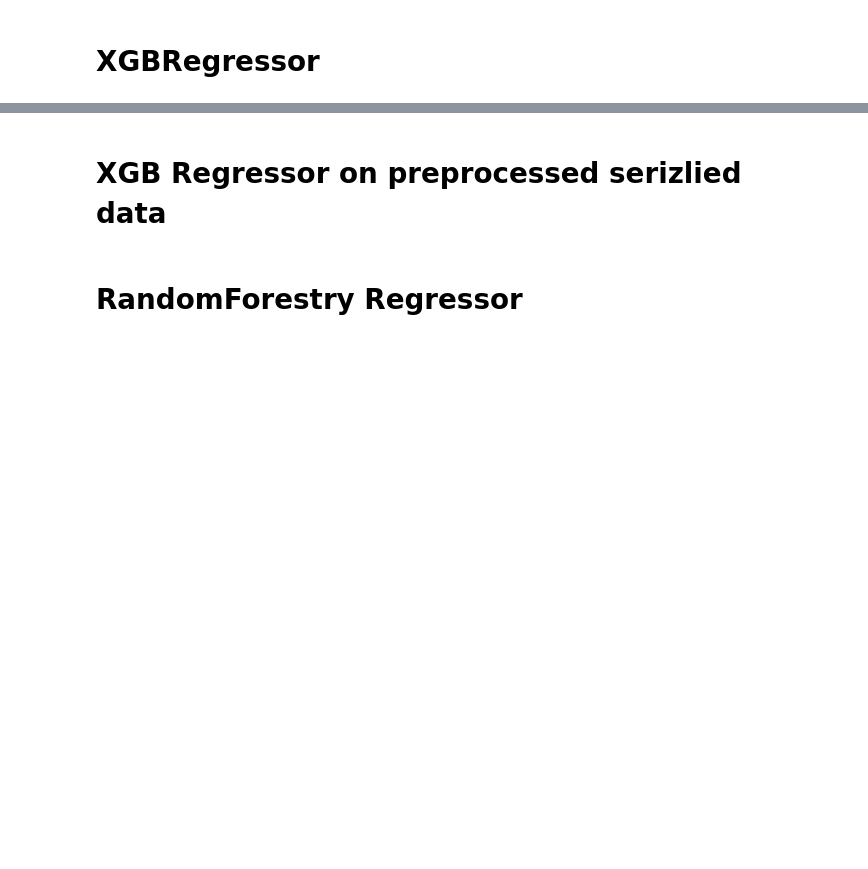
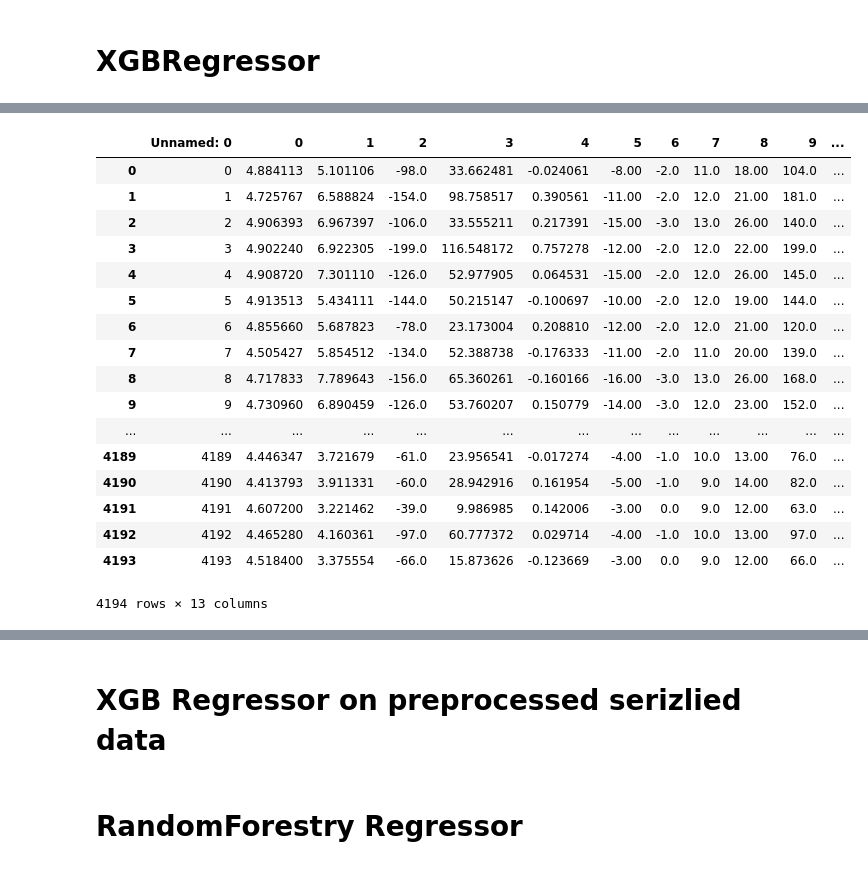
Before and after one commit to ruifan831/USC, a Jupyter notebook: Kaggle/Earthquake/Untitled.ipynb, the cells around one changed output, grey strips where cells are left out. Drawn from its saved outputs; the diff is of its cells as text; code cells hidden in the pictures; blank space fills up the shorter version.

```diff
--- a/Kaggle/Earthquake/Untitled.ipynb
+++ b/Kaggle/Earthquake/Untitled.ipynb
@@ -55,6 +55,8 @@ X_train_1=pd.read_csv('Statistic_for_each_series.csv')
 X_train_2=pd.read_csv('Serialized_data_01.csv')
 # %%
 y_train_1=pd.read_csv('labels.csv')
+# %%
+y_train_1=y_train_1.labels
 # %%
 X_test = pd.DataFrame()
 for i in os.listdir('test'):
@@ -69,7 +71,10 @@ new_data=pca.transform(X_train_2)
 # %% [markdown]
 # XGBRegressor
 # %%
-xg=xgboost.XGBRegressor(n_estimators=100,max_depth=3,min_child_weight=4)
-parameters = {'max_depth': [3,4,5,6],'min_child_weight':[1, 2, 3, 4, 5, 6]}
+xg=xgboost.XGBRegressor()
+parameters = {'max_depth': [3,4,5,6],'min_child_weight':[1, 2, 3, 4, 5, 6],
+              'n_estimators':[100,200,300,400],
+              'reg_alpha': [0.05, 0.1, 1, 2, 3],
+              'reg_lambda': [0.05, 0.1, 1, 2, 3]}
 clf = GridSearchCV(xg, parameters, cv=5,verbose=1,n_jobs=3)
 clf.fit(X_train_1,y_train_1)
@@ -76 +120,3 @@ clf.fit(X_train_1,y_train_1)
+# %%
+xg=xgboost.XGBRegressor(**clf.best_params_)
 # %%
@@ -81,2 +136,23 @@ xg.score(X_train_1,y_train_1)
+# %%
+X_train_1
+# %% [output]
+|  | Unnamed: 0 | 0 | 1 | 2 | 3 | 4 | 5 | 6 | 7 | 8 | 9 | ... |
+| 0 | 0 | 4.884113 | 5.101106 | -98.0 | 33.662481 | -0.024061 | -8.00 | -2.0 | 11.0 | 18.00 | 104.0 | ... |
+| 1 | 1 | 4.725767 | 6.588824 | -154.0 | 98.758517 | 0.390561 | -11.00 | -2.0 | 12.0 | 21.00 | 181.0 | ... |
+| 2 | 2 | 4.906393 | 6.967397 | -106.0 | 33.555211 | 0.217391 | -15.00 | -3.0 | 13.0 | 26.00 | 140.0 | ... |
+| 3 | 3 | 4.902240 | 6.922305 | -199.0 | 116.548172 | 0.757278 | -12.00 | -2.0 | 12.0 | 22.00 | 199.0 | ... |
+| 4 | 4 | 4.908720 | 7.301110 | -126.0 | 52.977905 | 0.064531 | -15.00 | -2.0 | 12.0 | 26.00 | 145.0 | ... |
+| 5 | 5 | 4.913513 | 5.434111 | -144.0 | 50.215147 | -0.100697 | -10.00 | -2.0 | 12.0 | 19.00 | 144.0 | ... |
+| 6 | 6 | 4.855660 | 5.687823 | -78.0 | 23.173004 | 0.208810 | -12.00 | -2.0 | 12.0 | 21.00 | 120.0 | ... |
+| 7 | 7 | 4.505427 | 5.854512 | -134.0 | 52.388738 | -0.176333 | -11.00 | -2.0 | 11.0 | 20.00 | 139.0 | ... |
+| 8 | 8 | 4.717833 | 7.789643 | -156.0 | 65.360261 | -0.160166 | -16.00 | -3.0 | 13.0 | 26.00 | 168.0 | ... |
+| 9 | 9 | 4.730960 | 6.890459 | -126.0 | 53.760207 | 0.150779 | -14.00 | -3.0 | 12.0 | 23.00 | 152.0 | ... |
+| ... | ... | ... | ... | ... | ... | ... | ... | ... | ... | ... | ... | ... |
+| 4189 | 4189 | 4.446347 | 3.721679 | -61.0 | 23.956541 | -0.017274 | -4.00 | -1.0 | 10.0 | 13.00 | 76.0 | ... |
+| 4190 | 4190 | 4.413793 | 3.911331 | -60.0 | 28.942916 | 0.161954 | -5.00 | -1.0 | 9.0 | 14.00 | 82.0 | ... |
+| 4191 | 4191 | 4.607200 | 3.221462 | -39.0 | 9.986985 | 0.142006 | -3.00 | 0.0 | 9.0 | 12.00 | 63.0 | ... |
+| 4192 | 4192 | 4.465280 | 4.160361 | -97.0 | 60.777372 | 0.029714 | -4.00 | -1.0 | 10.0 | 13.00 | 97.0 | ... |
+| 4193 | 4193 | 4.518400 | 3.375554 | -66.0 | 15.873626 | -0.123669 | -3.00 | 0.0 | 9.0 | 12.00 | 66.0 | ... |
+4194 rows × 13 columns
 # %%
 mean_squared_error(xg.predict(X_train_1),y_train_1)
```
Also changed, not shown: parts of 6 cells of this notebook.
